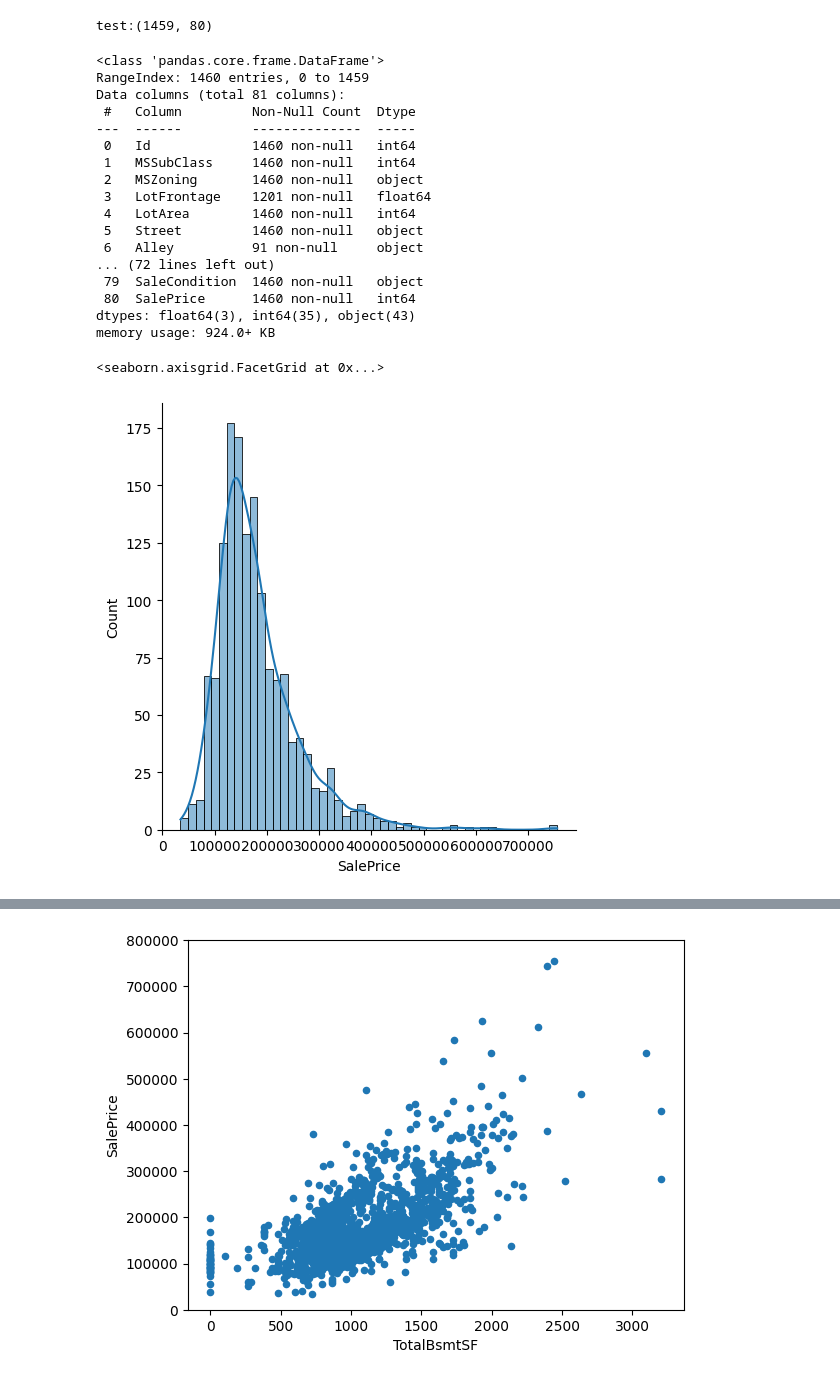
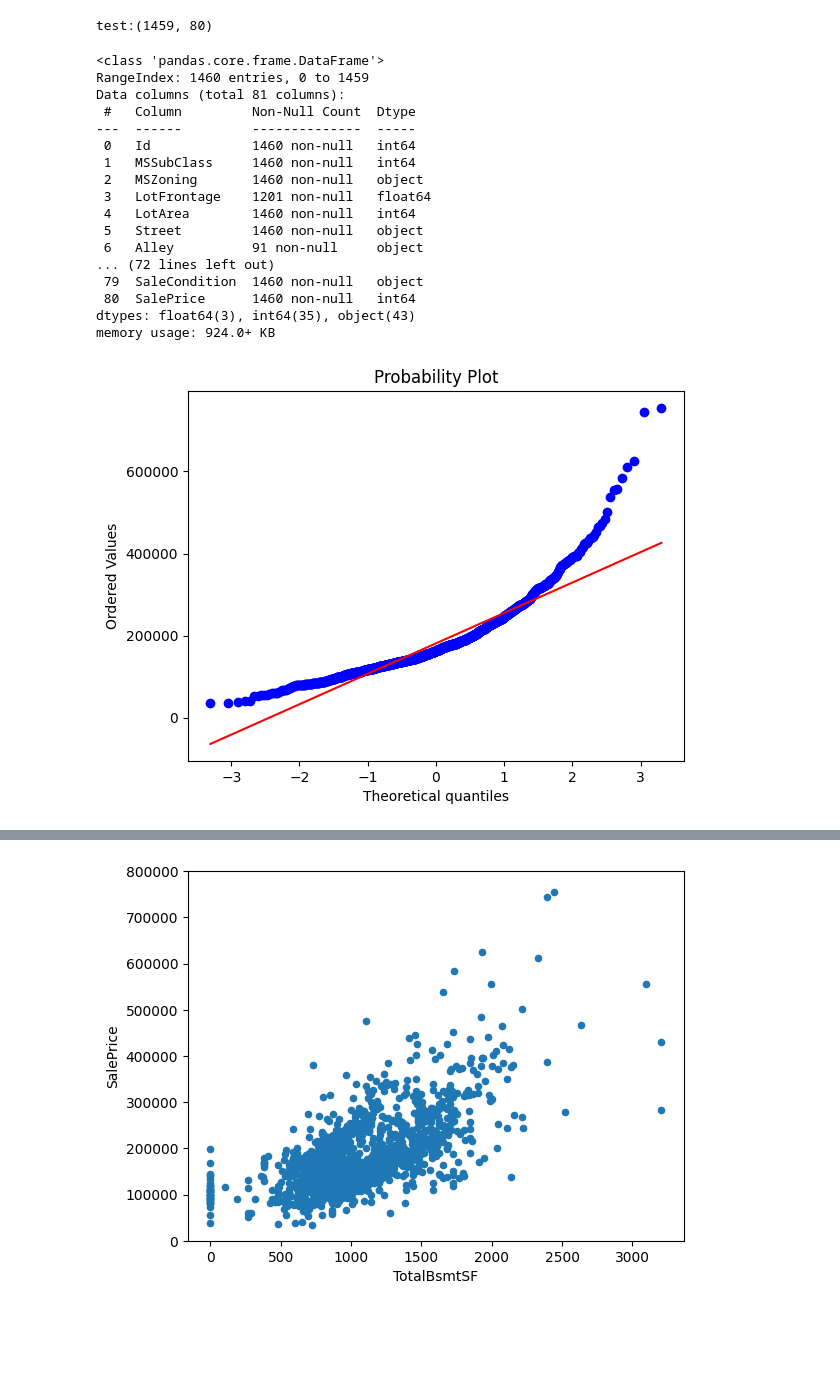
Before and after one commit to xiaosuhu/HousePriceEx, a Jupyter notebook: OLS.ipynb, the cells around one changed output, grey strips where cells are left out. Cells and saved outputs as stored; diff of their text form; code cells hidden in the pictures; blank space fills up the shorter version.

```diff
--- a/OLS.ipynb
+++ b/OLS.ipynb
@@ -30,24 +32,25 @@ test:(1459, 80)
 # %%
 train.info()
 train['SalePrice'].describe()
-sns.displot(train['SalePrice'],kde=True)
+#sns.displot(train['SalePrice'],kde=True)
+res=stats.probplot(train['SalePrice'],plot=plt,dist="norm")
+plt.show()
 # %% [output]
 <class 'pandas.core.frame.DataFrame'>
 RangeIndex: 1460 entries, 0 to 1459
 Data columns (total 81 columns):
  #   Column         Non-Null Count  Dtype
 ---  ------         --------------  -----
  0   Id             1460 non-null   int64
  1   MSSubClass     1460 non-null   int64
  2   MSZoning       1460 non-null   object
  3   LotFrontage    1201 non-null   float64
  4   LotArea        1460 non-null   int64
  5   Street         1460 non-null   object
  6   Alley          91 non-null     object
 ... (72 lines left out)
  79  SaleCondition  1460 non-null   object
  80  SalePrice      1460 non-null   int64
 dtypes: float64(3), int64(35), object(43)
 memory usage: 924.0+ KB
-<seaborn.axisgrid.FacetGrid at 0x...>
-[figure, old version]
+[figure, new version]
```
Also changed, not shown: parts of 10 cells of this notebook, 7 other files.
